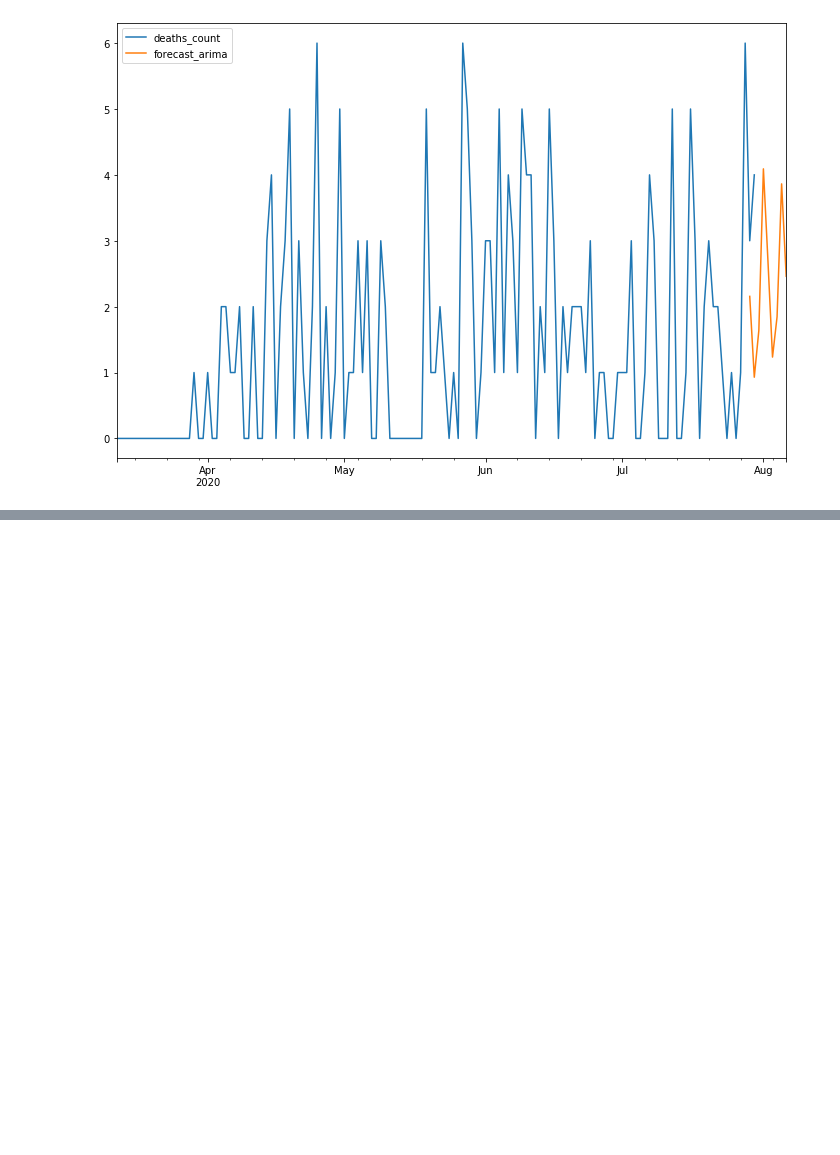
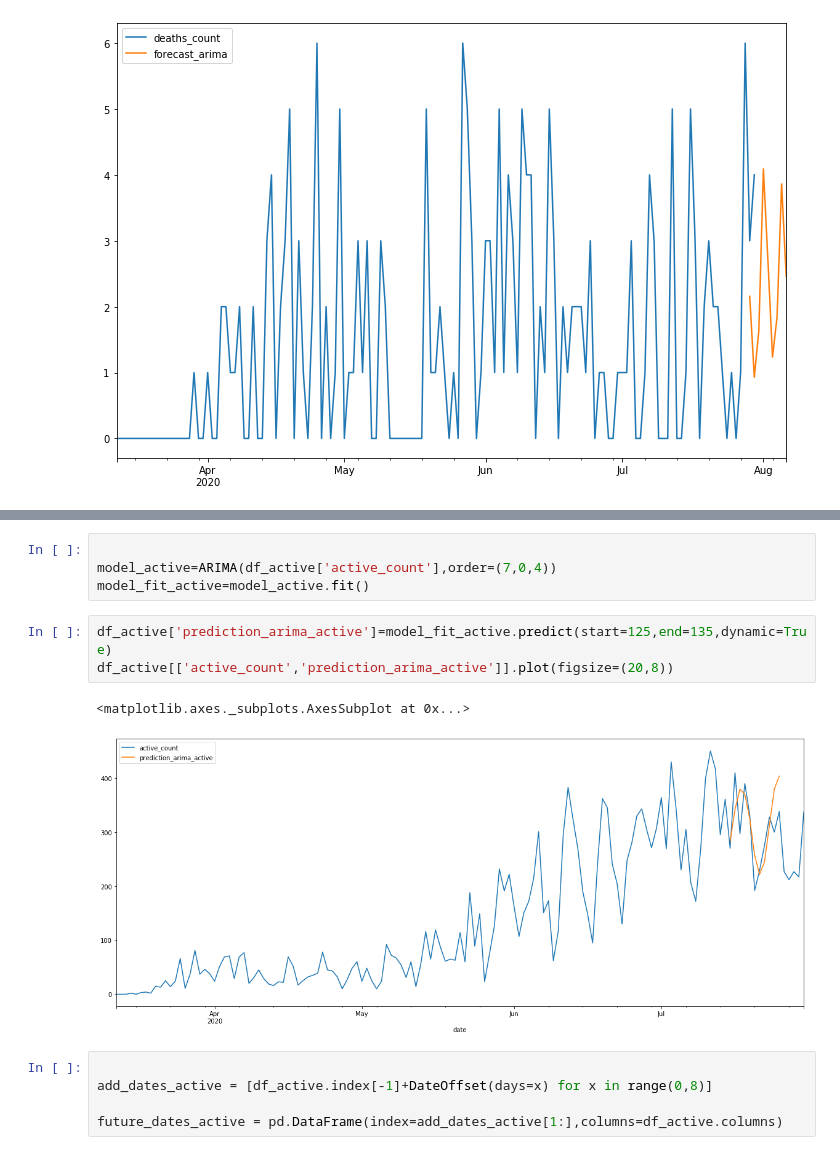
Before and after one commit to SupriyaChinthakuntla/KDD, a Jupyter notebook: prediction_arima.ipynb, the cells around one changed output, grey strips where cells are left out. Drawn from its saved outputs; the diff is of its cells as text; blank space fills up the shorter version.

```diff
--- a/prediction_arima.ipynb
+++ b/prediction_arima.ipynb
@@ -252,0 +332,15 @@ future_df_arima[['deaths_count', 'forecast_arima']].plot(figsize=(12, 8))
+# %%
+
+model_active=ARIMA(df_active['active_count'],order=(7,0,4))
+model_fit_active=model_active.fit()
+# %%
+df_active['prediction_arima_active']=model_fit_active.predict(start=125,end=135,dynamic=True)
+df_active[['active_count','prediction_arima_active']].plot(figsize=(20,8))
+# %% [output]
+<matplotlib.axes._subplots.AxesSubplot at 0x...>
+[figure, added]
+# %%
+
+add_dates_active = [df_active.index[-1]+DateOffset(days=x) for x in range(0,8)]
+
+future_dates_active = pd.DataFrame(index=add_dates_active[1:],columns=df_active.columns)
```
Also changed, not shown: parts of 14 cells of this notebook.
